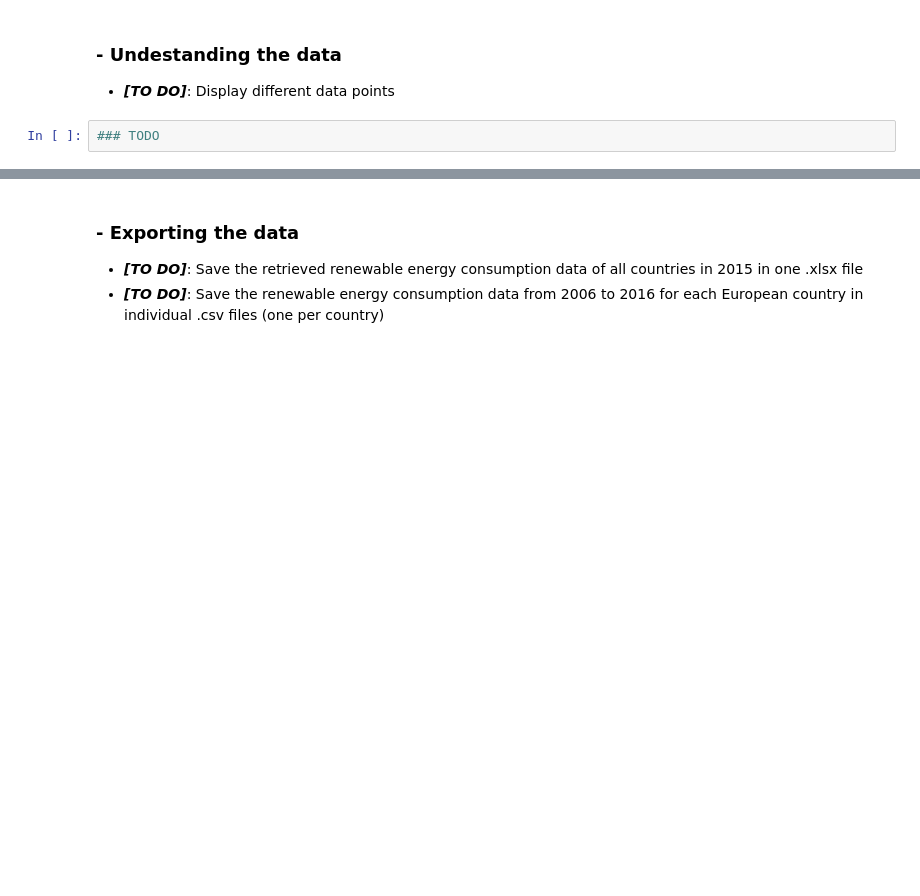
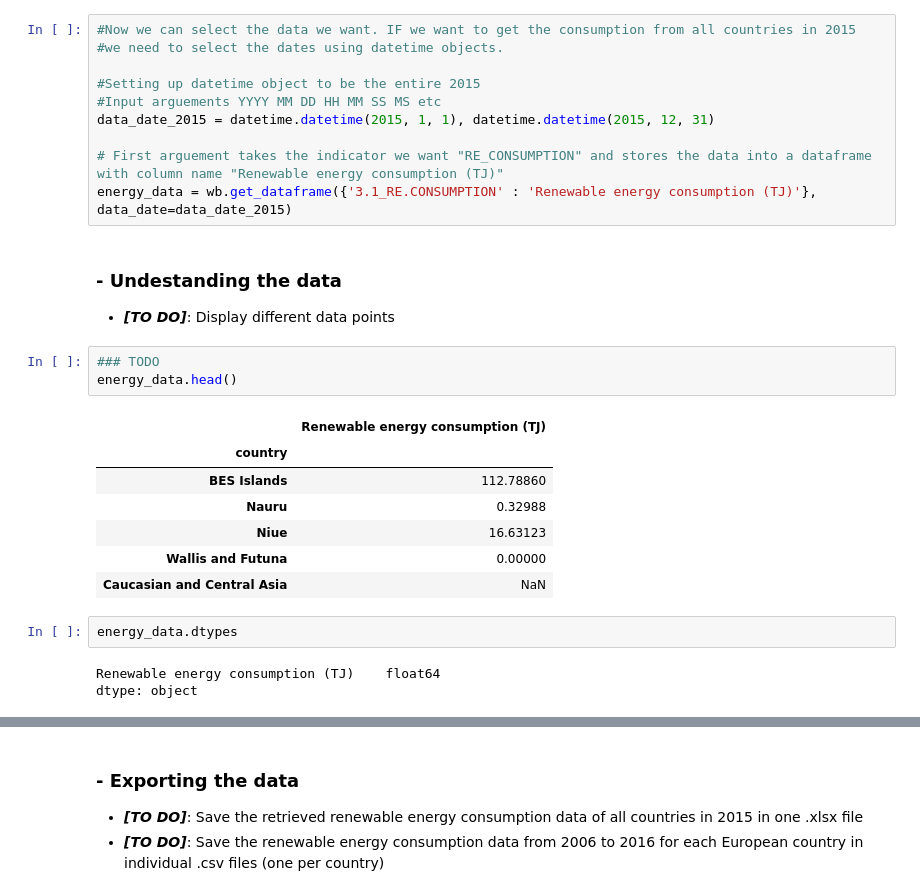
Before and after one commit to UCL-ELEC0136/1-data-acquisition-Trinity-Actual, a Jupyter notebook: daps-lab1-data-acquisition.ipynb, the cells around one changed output, grey strips where cells are left out. Saved outputs shown, nothing was run; the diff lists cells and outputs as text; blank space fills up the shorter version.

```diff
--- a/daps-lab1-data-acquisition.ipynb
+++ b/daps-lab1-data-acquisition.ipynb
@@ -536,6 +549,30 @@ data
+# %%
+#Now we can select the data we want. IF we want to get the consumption from all countries in 2015
+#we need to select the dates using datetime objects.
+
+#Setting up datetime object to be the entire 2015
+#Input arguements YYYY MM DD HH MM SS MS etc
+data_date_2015 = datetime.datetime(2015, 1, 1), datetime.datetime(2015, 12, 31)
+
+# First arguement takes the indicator we want "RE_CONSUMPTION" and stores the data into a dataframe with column name "Renewable energy consumption (TJ)"
+energy_data = wb.get_dataframe({'3.1_RE.CONSUMPTION' : 'Renewable energy consumption (TJ)'}, data_date=data_date_2015)
 # %% [markdown]
 ### - Undestanding the data
 
 * **_[TO DO]_**: Display different data points
 # %%
 ### TODO
+energy_data.head()
+# %% [output]
+|  | Renewable energy consumption (TJ) |
+| country |  |
+| BES Islands | 112.78860 |
+| Nauru | 0.32988 |
+| Niue | 16.63123 |
+| Wallis and Futuna | 0.00000 |
+| Caucasian and Central Asia | NaN |
+# %%
+energy_data.dtypes
+# %% [output]
+Renewable energy consumption (TJ)    float64
+dtype: object
```
Also changed, not shown: parts of 14 cells of this notebook, 1 other file.
